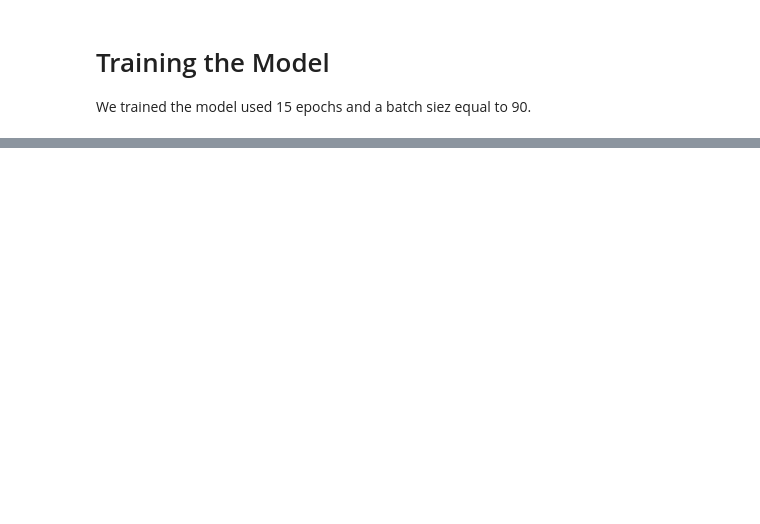
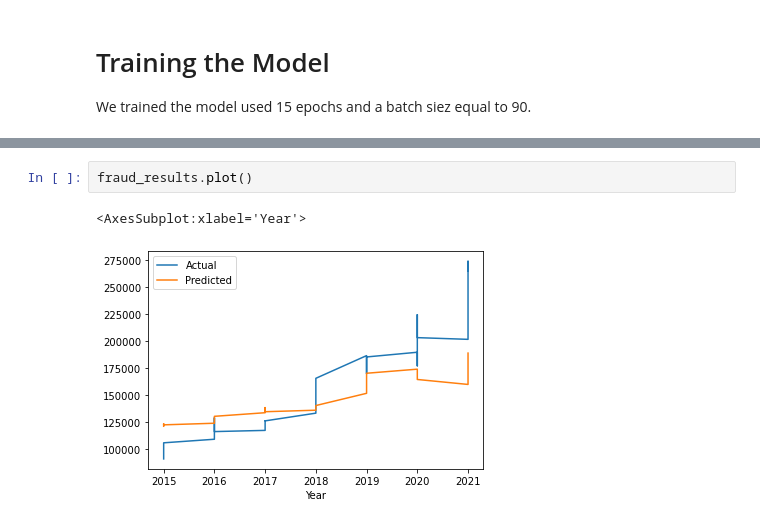
Before and after one commit to AkanSri/Project2, a Jupyter notebook: deep_tensorflow_wj.ipynb, the cells around one changed output, grey strips where cells are left out. Drawn from its saved outputs; the diff is of its cells as text; blank space fills up the shorter version.

```diff
--- a/deep_tensorflow_wj.ipynb
+++ b/deep_tensorflow_wj.ipynb
@@ -235,0 +256,5 @@ fraud_reporting.head()
+# %%
+fraud_results.plot()
+# %% [output]
+<AxesSubplot:xlabel='Year'>
+[figure, added]
```
Also changed, not shown: parts of 9 cells of this notebook, 1 other file.
